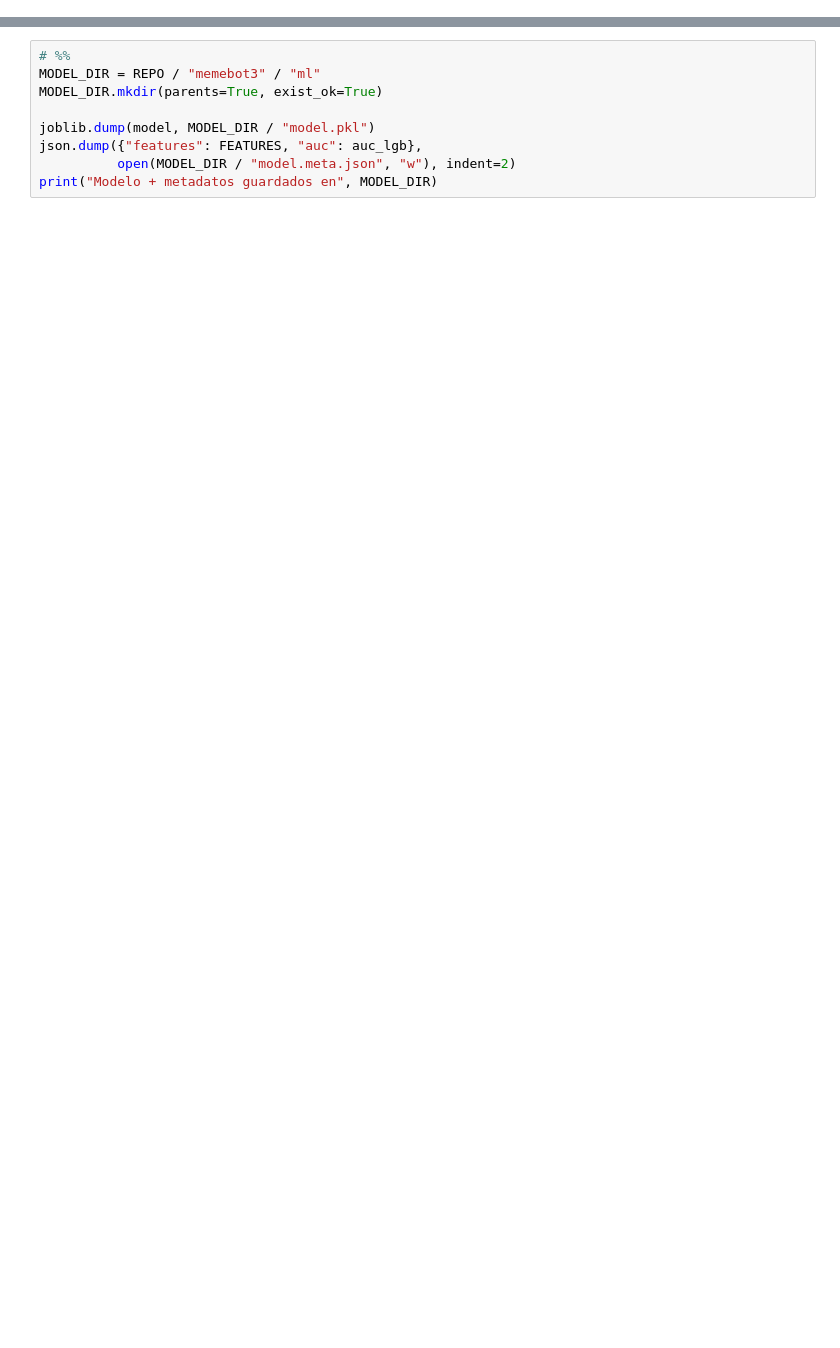
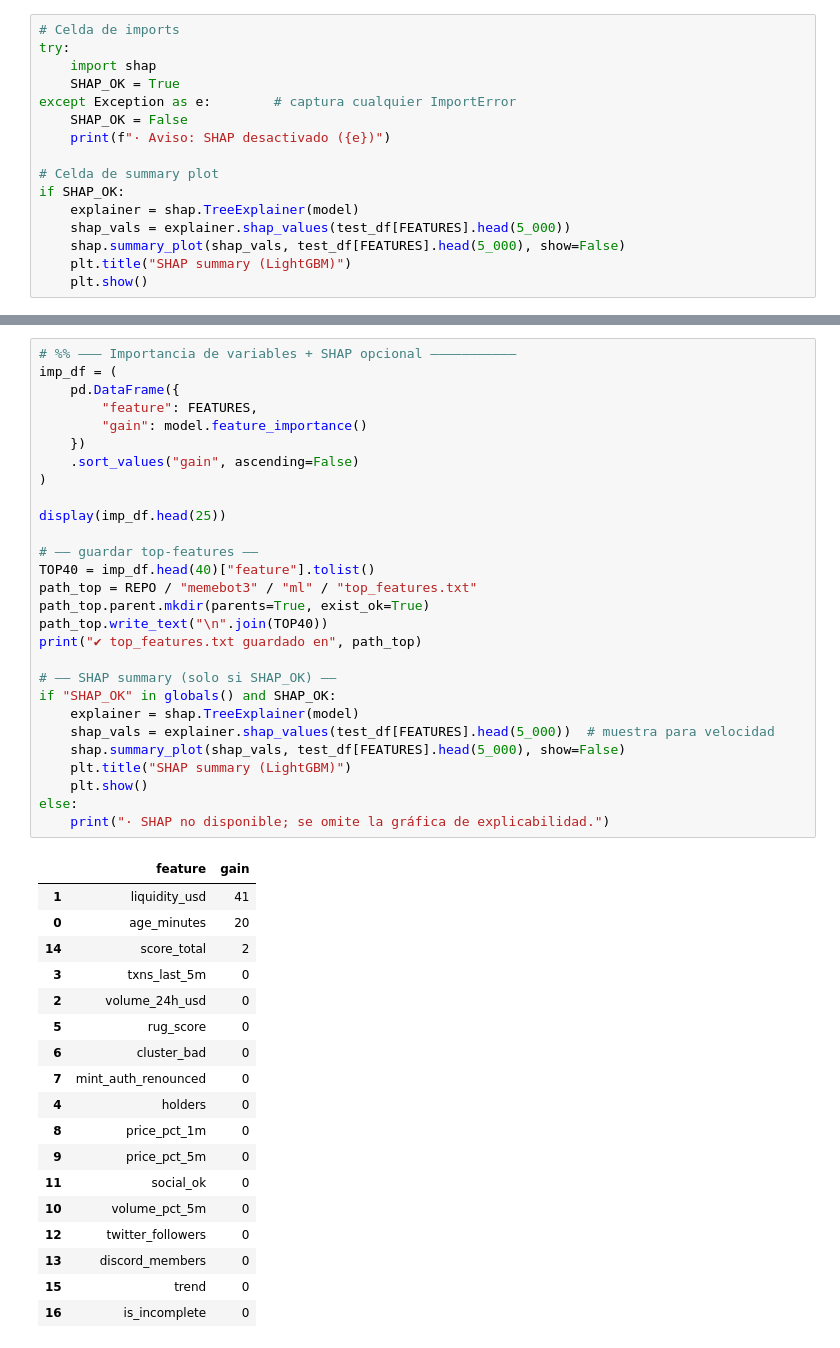
Before and after one commit to mudanzasalegre/memebot3, a Jupyter notebook: notebooks/00_TotalAnalysis.ipynb, the cells around one changed output, grey strips where cells are left out. Cells and saved outputs as stored; diff of their text form; blank space fills up the shorter version.

```diff
--- a/notebooks/00_TotalAnalysis.ipynb
+++ b/notebooks/00_TotalAnalysis.ipynb
@@ -0,0 +1,16 @@
+# %%
+# Celda de imports
+try:
+    import shap
+    SHAP_OK = True
+except Exception as e:        # captura cualquier ImportError
+    SHAP_OK = False
+    print(f"· Aviso: SHAP desactivado ({e})")
+
+# Celda de summary plot
+if SHAP_OK:
+    explainer = shap.TreeExplainer(model)
+    shap_vals = explainer.shap_values(test_df[FEATURES].head(5_000))
+    shap.summary_plot(shap_vals, test_df[FEATURES].head(5_000), show=False)
+    plt.title("SHAP summary (LightGBM)")
+    plt.show()
@@ -159,9 +345,47 @@ print("✔ top_features.txt guardado en", path_top)
 # %%
-# %%
-MODEL_DIR = REPO / "memebot3" / "ml"
-MODEL_DIR.mkdir(parents=True, exist_ok=True)
+# %% ——— Importancia de variables + SHAP opcional ———————————
+imp_df = (
+    pd.DataFrame({
+        "feature": FEATURES,
+        "gain": model.feature_importance()
+    })
+    .sort_values("gain", ascending=False)
+)
 
-joblib.dump(model, MODEL_DIR / "model.pkl")
-json.dump({"features": FEATURES, "auc": auc_lgb},
-          open(MODEL_DIR / "model.meta.json", "w"), indent=2)
-print("Modelo + metadatos guardados en", MODEL_DIR)
+display(imp_df.head(25))
+
+# —— guardar top-features ——
+TOP40 = imp_df.head(40)["feature"].tolist()
+path_top = REPO / "memebot3" / "ml" / "top_features.txt"
+path_top.parent.mkdir(parents=True, exist_ok=True)
+path_top.write_text("\n".join(TOP40))
+print("✔ top_features.txt guardado en", path_top)
+
+# —— SHAP summary (solo si SHAP_OK) ——
+if "SHAP_OK" in globals() and SHAP_OK:
+    explainer = shap.TreeExplainer(model)
+    shap_vals = explainer.shap_values(test_df[FEATURES].head(5_000))  # muestra para velocidad
+    shap.summary_plot(shap_vals, test_df[FEATURES].head(5_000), show=False)
+    plt.title("SHAP summary (LightGBM)")
+    plt.show()
+else:
+    print("· SHAP no disponible; se omite la gráfica de explicabilidad.")
+# %% [output]
+|  | feature | gain |
+| 1 | liquidity_usd | 41 |
+| 0 | age_minutes | 20 |
+| 14 | score_total | 2 |
+| 3 | txns_last_5m | 0 |
+| 2 | volume_24h_usd | 0 |
+| 5 | rug_score | 0 |
+| 6 | cluster_bad | 0 |
+| 7 | mint_auth_renounced | 0 |
+| 4 | holders | 0 |
+| 8 | price_pct_1m | 0 |
+| 9 | price_pct_5m | 0 |
+| 11 | social_ok | 0 |
+| 10 | volume_pct_5m | 0 |
+| 12 | twitter_followers | 0 |
+| 13 | discord_members | 0 |
+| 15 | trend | 0 |
+| 16 | is_incomplete | 0 |
```
Also changed, not shown: parts of 15 cells of this notebook, 16 other files.
